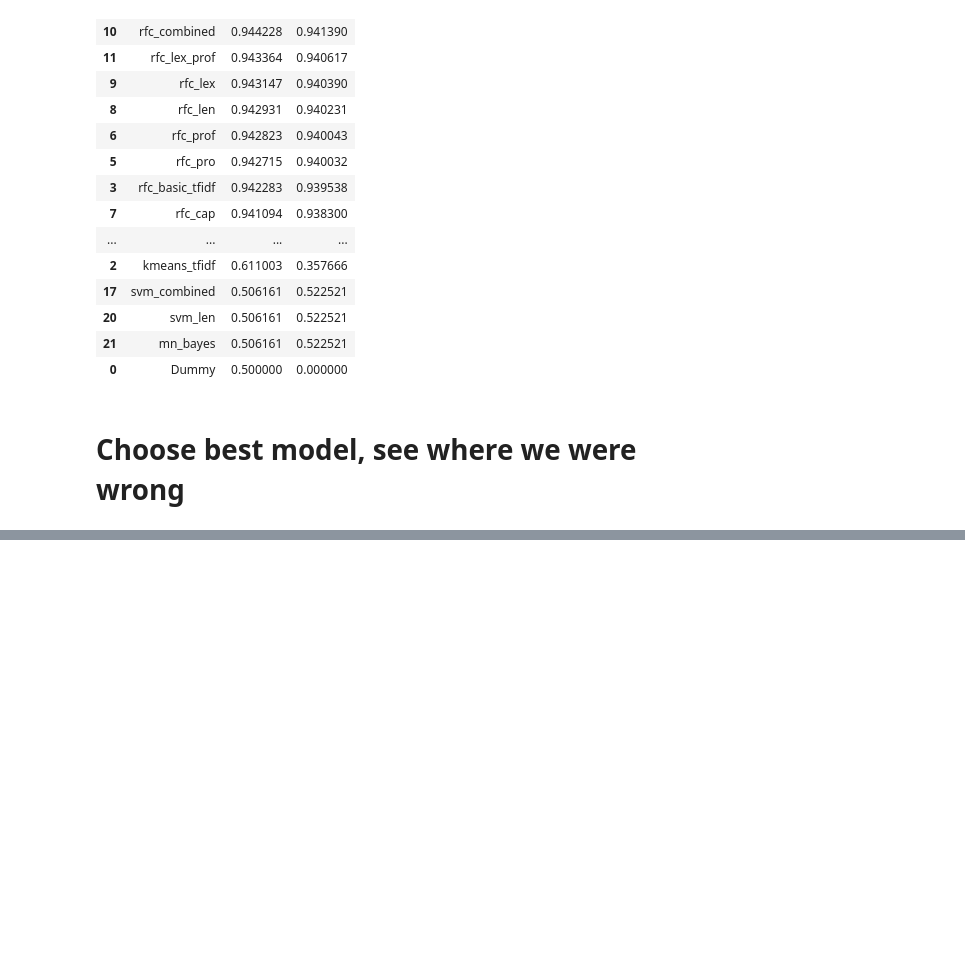
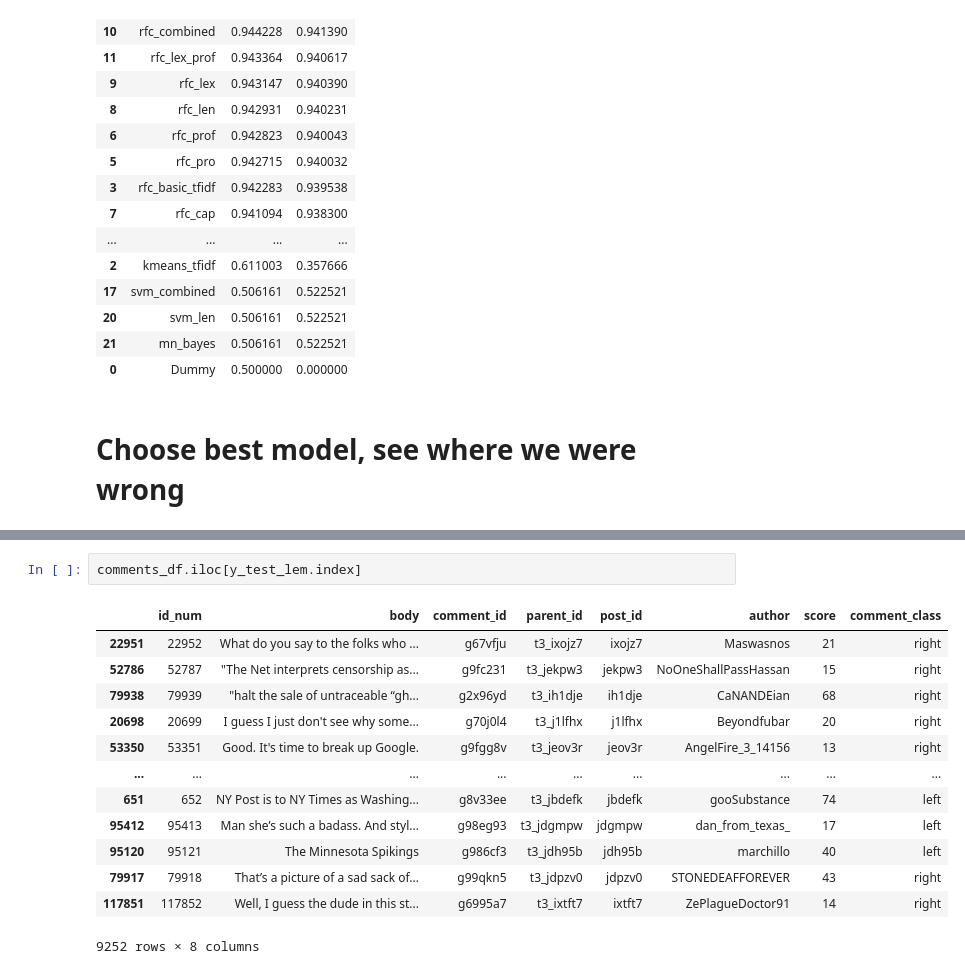
Before and after one commit to bmccabe96/Reddit_NLP, a Jupyter notebook: Analysis/AM_Reddit_Preprocess_Analysis.ipynb, the cells around one changed output, grey strips where cells are left out. Cells and saved outputs as stored; diff of their text form; blank space fills up the shorter version.

```diff
--- a/Analysis/AM_Reddit_Preprocess_Analysis.ipynb
+++ b/Analysis/AM_Reddit_Preprocess_Analysis.ipynb
@@ -1591 +1611,17 @@ Int64Index([13945,  6183,  7323,  8678,  9725,   142,  8214, 10630, 13450,
+# %%
+comments_df.iloc[y_test_lem.index]
+# %% [output]
+|  | id_num | body | comment_id | parent_id | post_id | author | score | comment_class |
+| 22951 | 22952 | What do you say to the folks who ... | g67vfju | t3_ixojz7 | ixojz7 | Maswasnos | 21 | right |
+| 52786 | 52787 | "The Net interprets censorship as... | g9fc231 | t3_jekpw3 | jekpw3 | NoOneShallPassHassan | 15 | right |
+| 79938 | 79939 | "halt the sale of untraceable “gh... | g2x96yd | t3_ih1dje | ih1dje | CaNANDEian | 68 | right |
+| 20698 | 20699 | I guess I just don't see why some... | g70j0l4 | t3_j1lfhx | j1lfhx | Beyondfubar | 20 | right |
+| 53350 | 53351 | Good. It's time to break up Google. | g9fgg8v | t3_jeov3r | jeov3r | AngelFire_3_14156 | 13 | right |
+| ... | ... | ... | ... | ... | ... | ... | ... | ... |
+| 651 | 652 | NY Post is to NY Times as Washing... | g8v33ee | t3_jbdefk | jbdefk | gooSubstance | 74 | left |
+| 95412 | 95413 | Man she’s such a badass. And styl... | g98eg93 | t3_jdgmpw | jdgmpw | dan_from_texas_ | 17 | left |
+| 95120 | 95121 | The Minnesota Spikings | g986cf3 | t3_jdh95b | jdh95b | marchillo | 40 | left |
+| 79917 | 79918 | That’s a picture of a sad sack of... | g99qkn5 | t3_jdpzv0 | jdpzv0 | STONEDEAFFOREVER | 43 | right |
+| 117851 | 117852 | Well, I guess the dude in this st... | g6995a7 | t3_ixtft7 | ixtft7 | ZePlagueDoctor91 | 14 | right |
+9252 rows × 8 columns
 # %%
```
Also changed, not shown: parts of 9 cells of this notebook, 1 other file.
